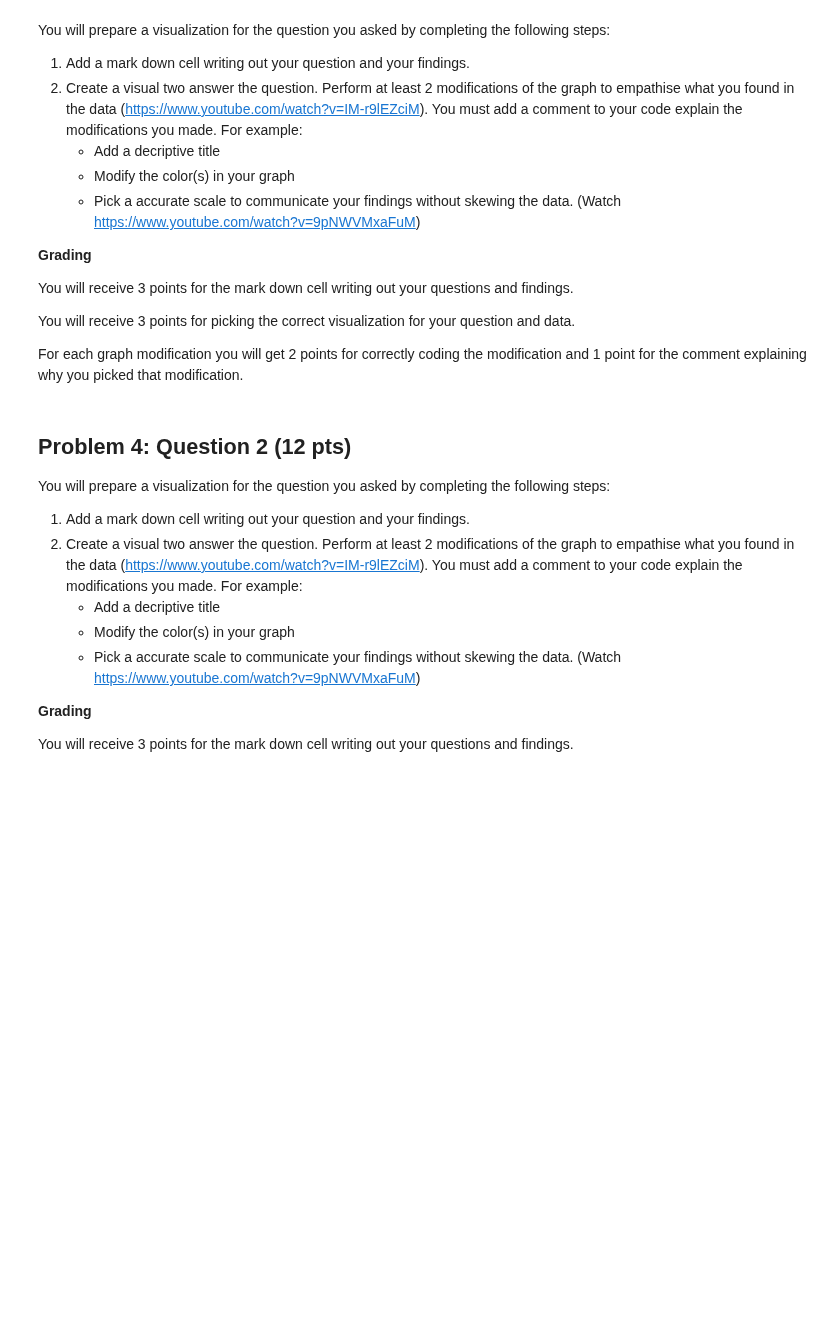
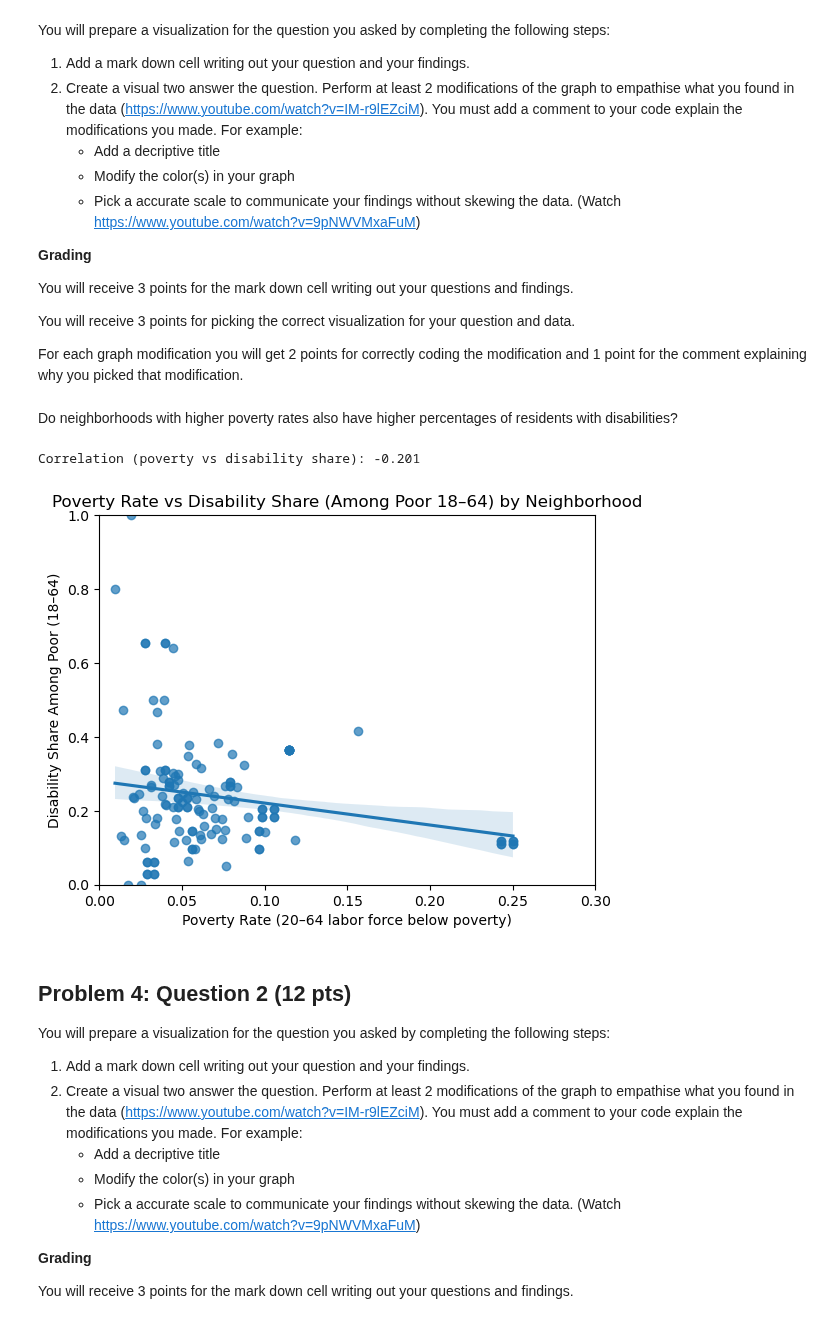
Before and after one commit to dmerced05/Daniel_AD450, a Jupyter notebook: week_9_viz_determ.ipynb, the cells around one changed output. Drawn from its saved outputs; the diff is of its cells as text; code cells hidden in the pictures; blank space fills up the shorter version.

```diff
--- a/week_9_viz_determ.ipynb
+++ b/week_9_viz_determ.ipynb
@@ -197,3 +282,18 @@ Take a few minutes to prepare your data for analysis. You can decide what prepar
 For each preparation step add a comment to explain why you did that step.
 
 **Grading** You will receive 5 points for the first two data prep steps you perform. 2 point will be for the comment and then 3 points will be for accurately performing the prep.
+# %%
+# Clean column names so they are consistent and easier to type
+dis_health_df.columns = dis_health_df.columns.str.replace(" ", "_")
+income_df.columns = income_df.columns.str.replace(" ", "_")
+poverty_df.columns = poverty_df.columns.str.replace(" ", "_")
+
+# Merge
+merged_df = dis_health_df.merge(income_df, on="Neighborhood_Name", how="inner")
+merged_df = merged_df.merge(poverty_df, on="Neighborhood_Name", how="inner")
+
+# Fillna
+merged_df = merged_df.fillna(merged_df.mean(numeric_only=True))
+
+# Quick check
+merged_df.head()
@@ -217,6 +387,31 @@ You will receive 3 points for the mark down cell writing out your questions and
 You will receive 3 points for picking the correct visualization for your question and data.
 
 For each graph modification you will get 2 points for correctly coding the modification and 1 point for the comment explaining why you picked that modification.
+# %% [markdown]
+Do neighborhoods with higher poverty rates also have higher percentages of residents with disabilities?
+# %%
+ax = sns.regplot(
+    data=merged_df,
+    x="Poverty_Rate",
+    y="Disability_Share_Among_Poor_18_64",
+    scatter_kws={"alpha": 0.7} # This makes the dense areas easier to see
+)
+
+# Title's and lables that are descriptive
+ax.set_title("Poverty Rate vs Disability Share (Among Poor 18–64) by Neighborhood")
+ax.set_xlabel("Poverty Rate (20–64 labor force below poverty)")
+ax.set_ylabel("Disability Share Among Poor (18–64)")
+
+# Set rates
+ax.set_xlim(0, 0.3)
+ax.set_ylim(0, 1)
+
+# show correlation value in output
+corr_val = merged_df["Poverty_Rate"].corr(merged_df["Disability_Share_Among_Poor_18_64"])
+print("Correlation (poverty vs disability share):", round(corr_val, 3))
+# %% [output]
+Correlation (poverty vs disability share): -0.201
+[figure, added]
 # %% [markdown]
 ## Problem 4: Question 2 (12 pts)
 
```
Also changed, not shown: parts of 24 cells of this notebook.
